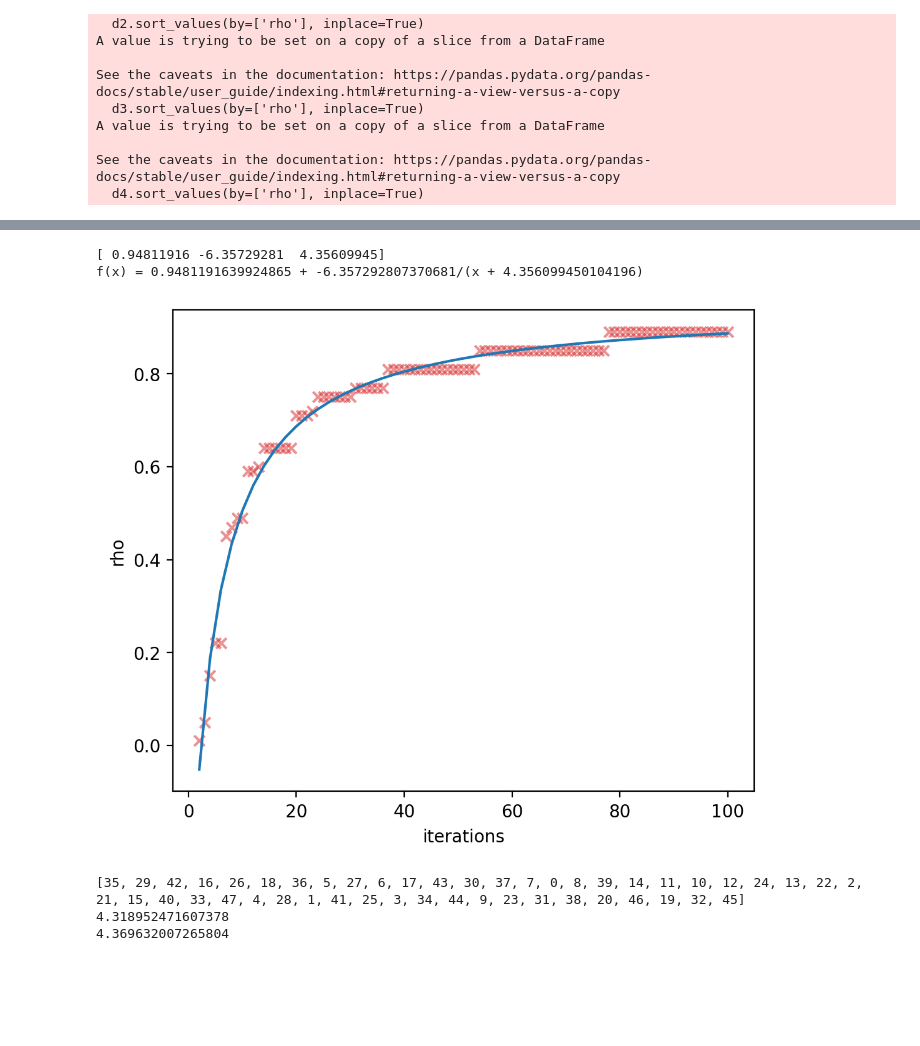
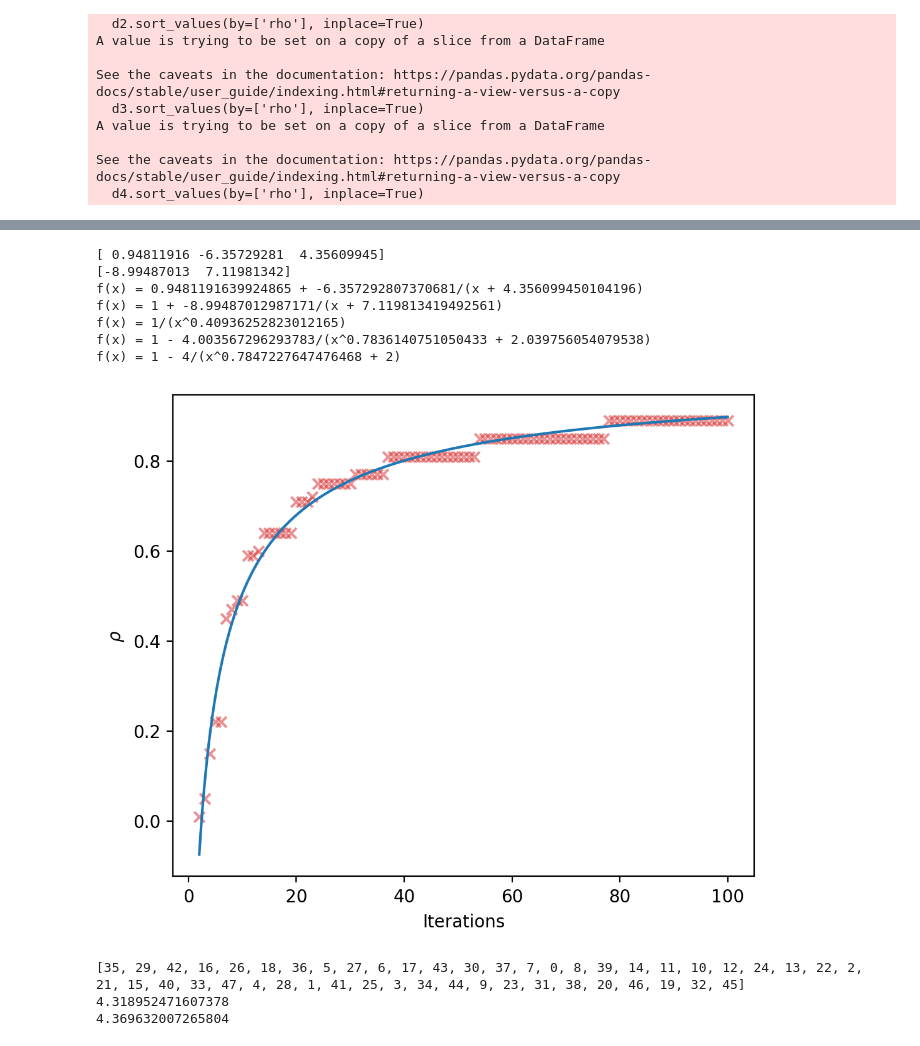
Before and after one commit to javierbosch/ACO, a Jupyter notebook: plots/plots.ipynb, the cells around one changed output, grey strips where cells are left out. Drawn from its saved outputs; the diff is of its cells as text; code cells hidden in the pictures; blank space fills up the shorter version.

```diff
--- a/plots/plots.ipynb
+++ b/plots/plots.ipynb
@@ -98,18 +209,18 @@ plt.show()
 fig, axs = plt.subplots(1, 1, dpi = 300,  figsize=(6, 5))
 cmap = 'jet_r'
 levels = 30
-df = pd.read_csv(results_folder+'normal_random50_alpha_beta_negative.csv')
-df = df[df['iteration']==10]
+df = pd.read_csv(results_folder+'normal_random250_alpha_beta_negative.csv')
+df = df[df['iteration']==20]
 df = df.groupby(['alpha','beta']).mean().reset_index()
 matrix = df.pivot(index='alpha', columns='beta', values='bestLength')
 X=matrix.columns.values
 Y=matrix.index.values
 Z=matrix.values
 #axs.set_title('50 random cities - best length')
-axs.set_xlabel('beta')
-axs.set_ylabel('alpha')
+axs.set_xlabel(r'$\beta$')
+axs.set_ylabel(r'$\alpha$')
 cs = axs.contourf(X,Y,Z, levels, cmap=cmap)
 plt.colorbar(cs, ax=axs)
-plt.savefig('images/normal_random50_alpha_beta_negative.png')
+plt.savefig('images/normal_random250_alpha_beta_negative.png')
 plt.show()
 # %% [output]
@@ -185,39 +345,92 @@ plt.show()
 # %%
 from scipy.optimize import curve_fit
 
 fig, axs = plt.subplots(1, 1,  figsize=(6, 5),dpi=200)
 
 raw = pd.read_csv(results_folder+'normal_random1000_rho.csv')
 df = raw.groupby(['rho','iteration']).mean().reset_index()
 
-y = rho_iter_res(0.05,df)
+y = best_rho_for_all_iters(0.05,df)
 x = list(range(2,101))
 
 def inverseF(x, a, b, c):
     y = a + b/(x + c)
     return y
 
+
+def inverseF2(x, b, c):
+    y = 1 + b/(x + c)
+    return y
+
+def inverseF3(x, a):
+    y = 1 - 1/(x**a)
+    return y
+
+def inverseF4(x, a, b, c ):
+    y = 1 - a/((x**b) + c)
+    return y
+
+
+def inverseF5(x, a ):
+    y = 1 - 4/((x**a) + 2)
+    return y
+
+
 parameters, covariance = curve_fit(inverseF, x, y)
+parameters2, covariance2 = curve_fit(inverseF2, x, y)
+parameters3, covariance3 = curve_fit(inverseF3,x ,y)
+parameters4, covariance4 = curve_fit(inverseF4,x ,y)
+parameters5, covariance5 = curve_fit(inverseF5,x ,y)
+
 
 print(parameters)
+print(parameters2)
 
 # calculate new x's and y'
-x_new = np.linspace(x[0], x[-1], 50)
+x_new = np.linspace(x[0], x[-1], 1000)
 y_new = inverseF(x_new, *parameters)
+y_new2 = inverseF2(x_new, *parameters2)
+y_new3 = inverseF3(x_new, *parameters3)
+y_new4 = inverseF4(x_new, *parameters4)
+y_new5 = inverseF5(x_new, *parameters5)
+
+
+def f(x):
+    return 1 - 4/(x**0.775 + 2)
+
+y_f = f(x_new)
+
+
+
 
 # print funtion filled
 print("f(x) = " + str(parameters[0]) + " + " + str(parameters[1]) + "/(x + " + str(parameters[2]) + ")")
+print("f(x) = 1 + " + str(parameters2[0]) + "/(x + " + str(parameters2[1]) + ")")
+print("f(x) = 1/(x^" + str(parameters3[0]) + ")")
+print("f(x) = 1 - " + str(parameters4[0]) + "/(x^" + str(parameters4[1]) + " + " + str(parameters4[2]) + ")")
+print("f(x) = 1 - 4/(x^" + str(parameters5[0]) + " + 2)")
 
-plt.xlabel('iterations')
-plt.ylabel('rho')
+plt.xlabel('Iterations')
+plt.ylabel(r'$\rho$')
 plt.scatter(x, y, marker='x', color='tab:red', alpha=0.5)
-plt.plot(x_new, y_new, color='tab:blue')
-plt.savefig('images/normal_random1000_rho.png',dpi=300)
+#plt.plot(x_new, y_new, color='tab:blue')
+#plt.plot(x_new2, y_new2, color='tab:blue')
+#plt.plot(x_new3, y_new3, color='tab:blue')
+#plt.plot(x_new4, y_new4, color='tab:blue')
+plt.plot(x_new, y_new5, color='tab:blue')
+#plt.plot(x_new, y_f, color='tab:orange')
+
+plt.savefig('images/normal_random1000_rho_limit.png',dpi=300)
 plt.show()
 # %% [output]
 [ 0.94811916 -6.35729281  4.35609945]
+[-8.99487013  7.11981342]
 f(x) = 0.9481191639924865 + -6.357292807370681/(x + 4.356099450104196)
+f(x) = 1 + -8.99487012987171/(x + 7.119813419492561)
+f(x) = 1/(x^0.40936252823012165)
+f(x) = 1 - 4.003567296293783/(x^0.7836140751050433 + 2.039756054079538)
+f(x) = 1 - 4/(x^0.7847227647476468 + 2)
-[figure, old version]
+[figure, new version]
 # %%
 import numpy as np
 import matplotlib.pyplot as plt
```
Also changed, not shown: parts of 40 cells of this notebook, 56 other files.
